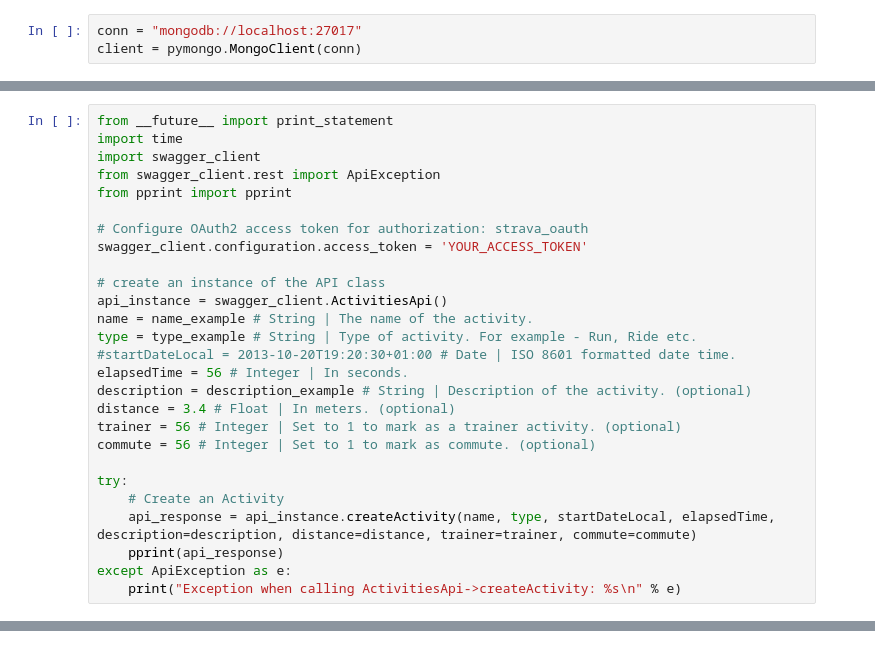
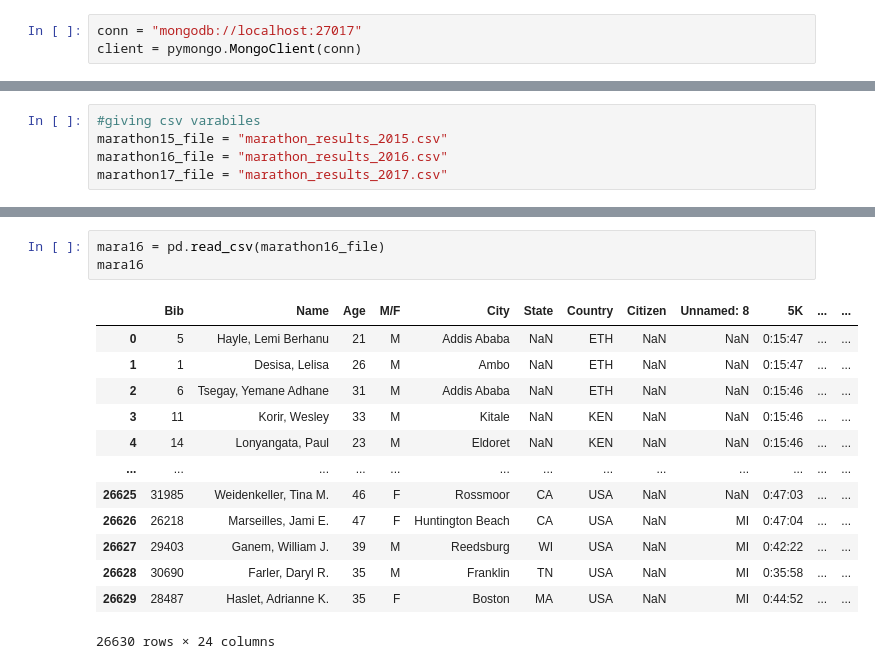
Before and after one commit to CChaussee/Boston_Marathon, a Jupyter notebook: Untitled.ipynb, the cells around one changed output, grey strips where cells are left out. Cells and saved outputs as stored; diff of their text form.

```diff
--- a/Untitled.ipynb
+++ b/Untitled.ipynb
@@ -10,27 +9,5 @@ db.run.drop()
 # %%
-from __future__ import print_statement
-import time
-import swagger_client
-from swagger_client.rest import ApiException
-from pprint import pprint
-
-# Configure OAuth2 access token for authorization: strava_oauth
-swagger_client.configuration.access_token = 'YOUR_ACCESS_TOKEN'
-
-# create an instance of the API class
-api_instance = swagger_client.ActivitiesApi()
-name = name_example # String | The name of the activity.
-type = type_example # String | Type of activity. For example - Run, Ride etc.
-#startDateLocal = 2013-10-20T19:20:30+01:00 # Date | ISO 8601 formatted date time.
-elapsedTime = 56 # Integer | In seconds.
-description = description_example # String | Description of the activity. (optional)
-distance = 3.4 # Float | In meters. (optional)
-trainer = 56 # Integer | Set to 1 to mark as a trainer activity. (optional)
-commute = 56 # Integer | Set to 1 to mark as commute. (optional)
-
-try:
-    # Create an Activity
-    api_response = api_instance.createActivity(name, type, startDateLocal, elapsedTime, description=description, distance=distance, trainer=trainer, commute=commute)
-    pprint(api_response)
-except ApiException as e:
-    print("Exception when calling ActivitiesApi->createActivity: %s\n" % e)
+#giving csv varabiles
+marathon15_file = "marathon_results_2015.csv"
+marathon16_file = "marathon_results_2016.csv"
+marathon17_file = "marathon_results_2017.csv"
@@ -38,0 +31,17 @@ SyntaxError: future feature print_statement is not defined (<ipython-input-5-bee
+# %%
+mara16 = pd.read_csv(marathon16_file)
+mara16
+# %% [output]
+|  | Bib | Name | Age | M/F | City | State | Country | Citizen | Unnamed: 8 | 5K | ... | ... |
+| 0 | 5 | Hayle, Lemi Berhanu | 21 | M | Addis Ababa | NaN | ETH | NaN | NaN | 0:15:47 | ... | ... |
+| 1 | 1 | Desisa, Lelisa | 26 | M | Ambo | NaN | ETH | NaN | NaN | 0:15:47 | ... | ... |
+| 2 | 6 | Tsegay, Yemane Adhane | 31 | M | Addis Ababa | NaN | ETH | NaN | NaN | 0:15:46 | ... | ... |
+| 3 | 11 | Korir, Wesley | 33 | M | Kitale | NaN | KEN | NaN | NaN | 0:15:46 | ... | ... |
+| 4 | 14 | Lonyangata, Paul | 23 | M | Eldoret | NaN | KEN | NaN | NaN | 0:15:46 | ... | ... |
+| ... | ... | ... | ... | ... | ... | ... | ... | ... | ... | ... | ... | ... |
+| 26625 | 31985 | Weidenkeller, Tina M. | 46 | F | Rossmoor | CA | USA | NaN | NaN | 0:47:03 | ... | ... |
+| 26626 | 26218 | Marseilles, Jami E. | 47 | F | Huntington Beach | CA | USA | NaN | MI | 0:47:04 | ... | ... |
+| 26627 | 29403 | Ganem, William J. | 39 | M | Reedsburg | WI | USA | NaN | MI | 0:42:22 | ... | ... |
+| 26628 | 30690 | Farler, Daryl R. | 35 | M | Franklin | TN | USA | NaN | MI | 0:35:58 | ... | ... |
+| 26629 | 28487 | Haslet, Adrianne K. | 35 | F | Boston | MA | USA | NaN | MI | 0:44:52 | ... | ... |
+26630 rows × 24 columns
```
Also changed, not shown: parts of 4 cells of this notebook, 1 other file.
